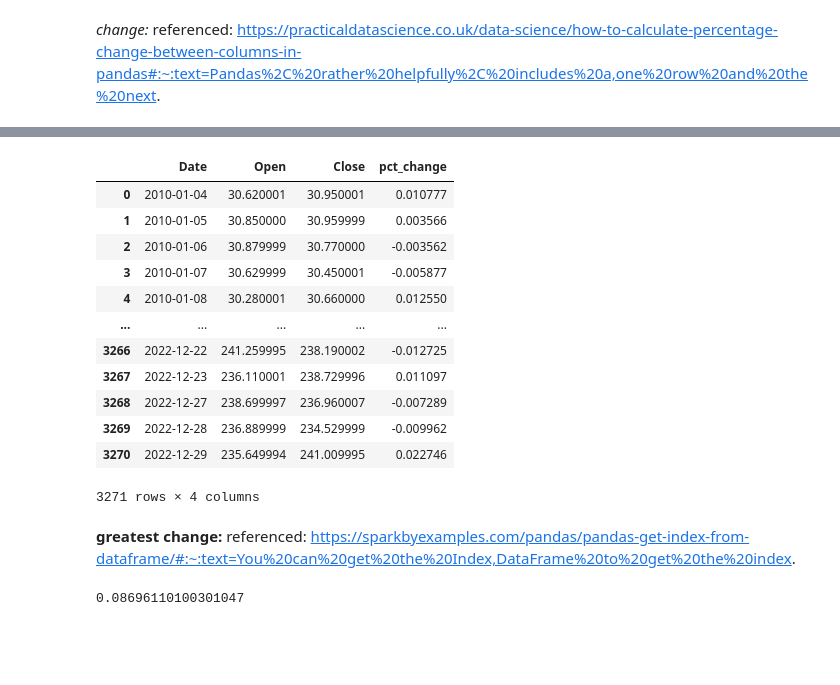
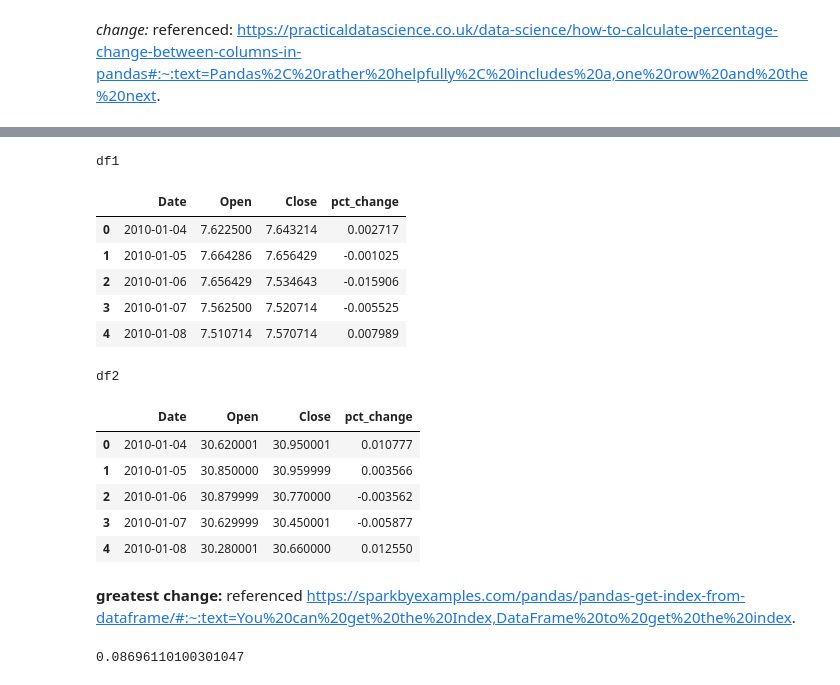
Before and after one commit to ubco-W2022T2-data301/project-group-group11, a Jupyter notebook: analysis/analysis2.ipynb, the cells around one changed output, grey strips where cells are left out. Saved outputs shown, nothing was run; the diff lists cells and outputs as text; code cells hidden in the pictures; blank space fills up the shorter version.

```diff
--- a/analysis/analysis2.ipynb
+++ b/analysis/analysis2.ipynb
@@ -127,24 +102,32 @@ df1
-# %%
-df2['pct_change'] = df2[['Open', 'Close']].pct_change(axis=1)['Close']
-df2 = df2.loc[:,['Date', 'Open', 'Close', 'pct_change']]
-df2
-# %% [output]
-|  | Date | Open | Close | pct_change |
-| 0 | 2010-01-04 | 30.620001 | 30.950001 | 0.010777 |
-| 1 | 2010-01-05 | 30.850000 | 30.959999 | 0.003566 |
-| 2 | 2010-01-06 | 30.879999 | 30.770000 | -0.003562 |
-| 3 | 2010-01-07 | 30.629999 | 30.450001 | -0.005877 |
-| 4 | 2010-01-08 | 30.280001 | 30.660000 | 0.012550 |
-| ... | ... | ... | ... | ... |
-| 3266 | 2022-12-22 | 241.259995 | 238.190002 | -0.012725 |
-| 3267 | 2022-12-23 | 236.110001 | 238.729996 | 0.011097 |
-| 3268 | 2022-12-27 | 238.699997 | 236.960007 | -0.007289 |
-| 3269 | 2022-12-28 | 236.889999 | 234.529999 | -0.009962 |
-| 3270 | 2022-12-29 | 235.649994 | 241.009995 | 0.022746 |
-3271 rows × 4 columns
+# %%
+df1['pct_change'] = df1[['Open', 'Close']].pct_change(axis=1)['Close']
+df1 = df1.loc[:,['Date', 'Open', 'Close', 'pct_change']]
+
+df2['pct_change'] = df2[['Open', 'Close']].pct_change(axis=1)['Close']
+df2 = df2.loc[:,['Date', 'Open', 'Close', 'pct_change']]
+
+df1_styler = df1.head().style.set_table_attributes("style='display:inline'").set_caption('df1')
+df2_styler = df2.head().style.set_table_attributes("style='display:inline'").set_caption('df2')
+
+display_html(df1_styler._repr_html_()+df2_styler._repr_html_(), raw=True)
+# %% [output]
+df1
+|  | Date | Open | Close | pct_change |
+| 0 | 2010-01-04 | 7.622500 | 7.643214 | 0.002717 |
+| 1 | 2010-01-05 | 7.664286 | 7.656429 | -0.001025 |
+| 2 | 2010-01-06 | 7.656429 | 7.534643 | -0.015906 |
+| 3 | 2010-01-07 | 7.562500 | 7.520714 | -0.005525 |
+| 4 | 2010-01-08 | 7.510714 | 7.570714 | 0.007989 |
+df2
+|  | Date | Open | Close | pct_change |
+| 0 | 2010-01-04 | 30.620001 | 30.950001 | 0.010777 |
+| 1 | 2010-01-05 | 30.850000 | 30.959999 | 0.003566 |
+| 2 | 2010-01-06 | 30.879999 | 30.770000 | -0.003562 |
+| 3 | 2010-01-07 | 30.629999 | 30.450001 | -0.005877 |
+| 4 | 2010-01-08 | 30.280001 | 30.660000 | 0.012550 |
 # %% [markdown]
 **greatest change:**
-referenced: https://sparkbyexamples.com/pandas/pandas-get-index-from-dataframe/#:~:text=You%20can%20get%20the%20Index,DataFrame%20to%20get%20the%20index.
+referenced https://sparkbyexamples.com/pandas/pandas-get-index-from-dataframe/#:~:text=You%20can%20get%20the%20Index,DataFrame%20to%20get%20the%20index.
 # %%
 big_apple = df1['pct_change'].max()
 big_apple
```
Also changed, not shown: parts of 21 cells of this notebook.
